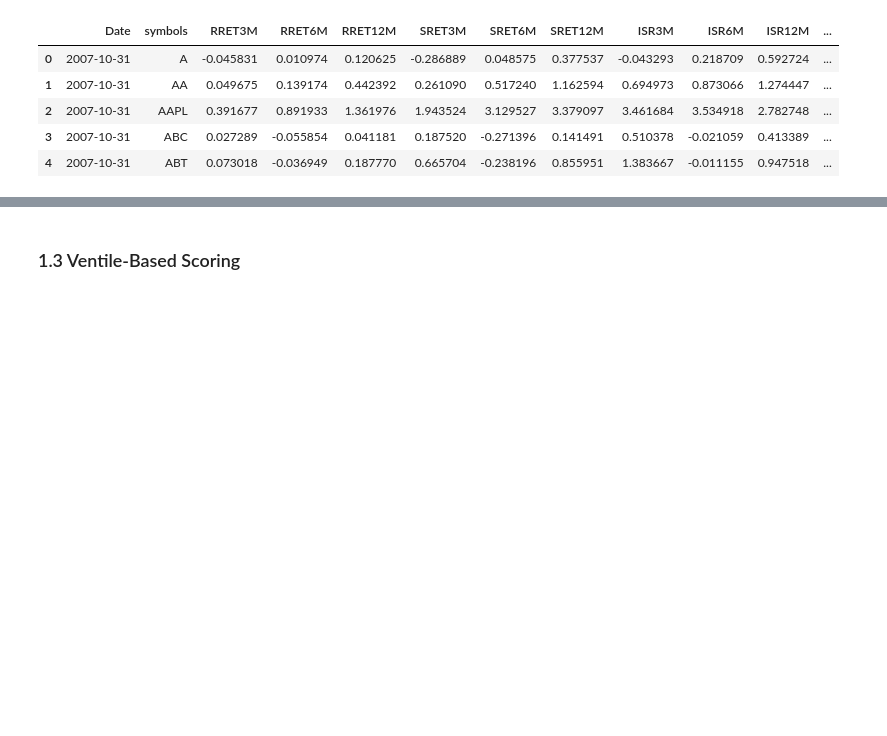
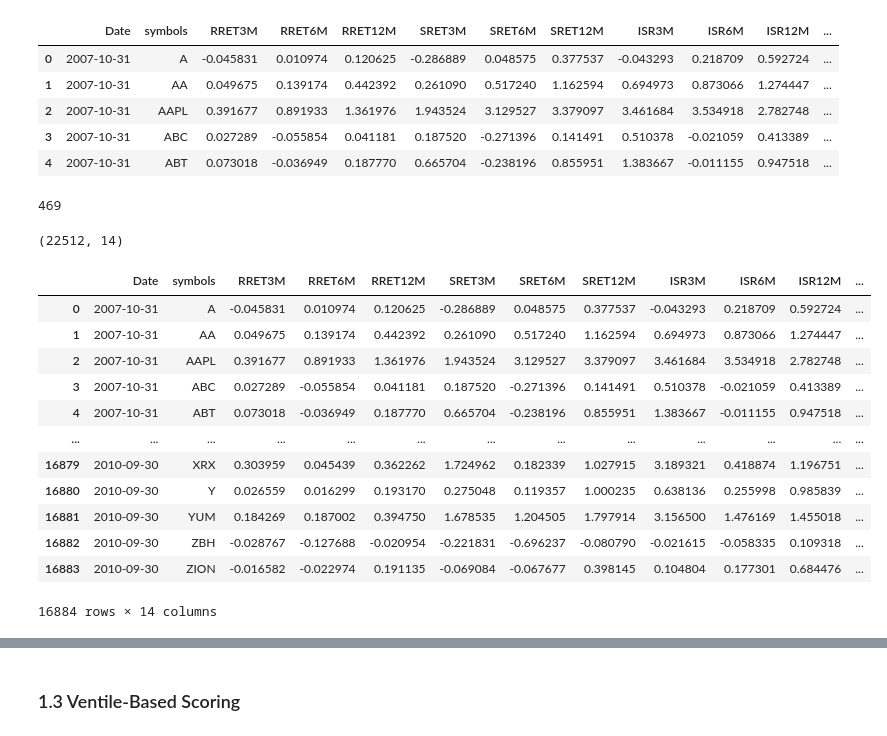
Before and after one commit to falken1983/pystock_recommender, a Jupyter notebook: jupyter_notebooks/ranknet_generate_toy_data.ipynb, the cells around one changed output, grey strips where cells are left out. Drawn from its saved outputs; the diff is of its cells as text; code cells hidden in the pictures; blank space fills up the shorter version.

```diff
--- a/jupyter_notebooks/ranknet_generate_toy_data.ipynb
+++ b/jupyter_notebooks/ranknet_generate_toy_data.ipynb
@@ -146,3 +153,8 @@ stock_dataset.head()
 | 2 | 2007-10-31 | AAPL | 0.391677 | 0.891933 | 1.361976 | 1.943524 | 3.129527 | 3.379097 | 3.461684 | 3.534918 | 2.782748 | ... |
 | 3 | 2007-10-31 | ABC | 0.027289 | -0.055854 | 0.041181 | 0.187520 | -0.271396 | 0.141491 | 0.510378 | -0.021059 | 0.413389 | ... |
 | 4 | 2007-10-31 | ABT | 0.073018 | -0.036949 | 0.187770 | 0.665704 | -0.238196 | 0.855951 | 1.383667 | -0.011155 | 0.947518 | ... |
+# %%
+nsymbols_by_date = stock_dataset["symbols"].nunique()
+nsymbols_by_date
+# %% [output]
+469
@@ -148,0 +165,4 @@ stock_dataset.head()
+# %%
+chunk_stock_dataset.shape
+# %% [output]
+(22512, 14)
@@ -149 +175,17 @@ stock_dataset.head()
+# %%
+train
+# %% [output]
+|  | Date | symbols | RRET3M | RRET6M | RRET12M | SRET3M | SRET6M | SRET12M | ISR3M | ISR6M | ISR12M | ... |
+| 0 | 2007-10-31 | A | -0.045831 | 0.010974 | 0.120625 | -0.286889 | 0.048575 | 0.377537 | -0.043293 | 0.218709 | 0.592724 | ... |
+| 1 | 2007-10-31 | AA | 0.049675 | 0.139174 | 0.442392 | 0.261090 | 0.517240 | 1.162594 | 0.694973 | 0.873066 | 1.274447 | ... |
+| 2 | 2007-10-31 | AAPL | 0.391677 | 0.891933 | 1.361976 | 1.943524 | 3.129527 | 3.379097 | 3.461684 | 3.534918 | 2.782748 | ... |
+| 3 | 2007-10-31 | ABC | 0.027289 | -0.055854 | 0.041181 | 0.187520 | -0.271396 | 0.141491 | 0.510378 | -0.021059 | 0.413389 | ... |
+| 4 | 2007-10-31 | ABT | 0.073018 | -0.036949 | 0.187770 | 0.665704 | -0.238196 | 0.855951 | 1.383667 | -0.011155 | 0.947518 | ... |
+| ... | ... | ... | ... | ... | ... | ... | ... | ... | ... | ... | ... | ... |
+| 16879 | 2010-09-30 | XRX | 0.303959 | 0.045439 | 0.362262 | 1.724962 | 0.182339 | 1.027915 | 3.189321 | 0.418874 | 1.196751 | ... |
+| 16880 | 2010-09-30 | Y | 0.026559 | 0.016299 | 0.193170 | 0.275048 | 0.119357 | 1.000235 | 0.638136 | 0.255998 | 0.985839 | ... |
+| 16881 | 2010-09-30 | YUM | 0.184269 | 0.187002 | 0.394750 | 1.678535 | 1.204505 | 1.797914 | 3.156500 | 1.476169 | 1.455018 | ... |
+| 16882 | 2010-09-30 | ZBH | -0.028767 | -0.127688 | -0.020954 | -0.221831 | -0.696237 | -0.080790 | -0.021615 | -0.058335 | 0.109318 | ... |
+| 16883 | 2010-09-30 | ZION | -0.016582 | -0.022974 | 0.191135 | -0.069084 | -0.067677 | 0.398145 | 0.104804 | 0.177301 | 0.684476 | ... |
+16884 rows × 14 columns
 # %%
```
Also changed, not shown: parts of 28 cells of this notebook, 2 other files.
